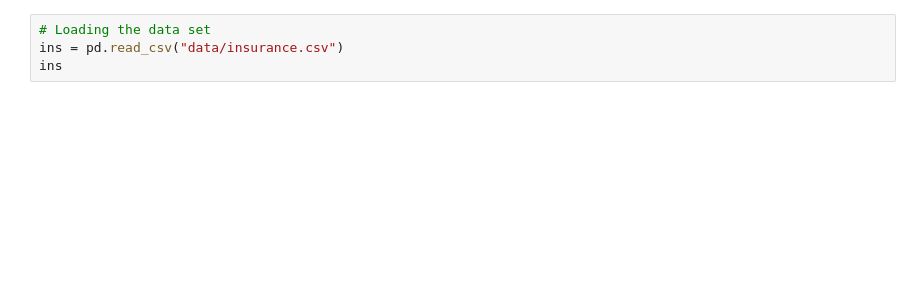
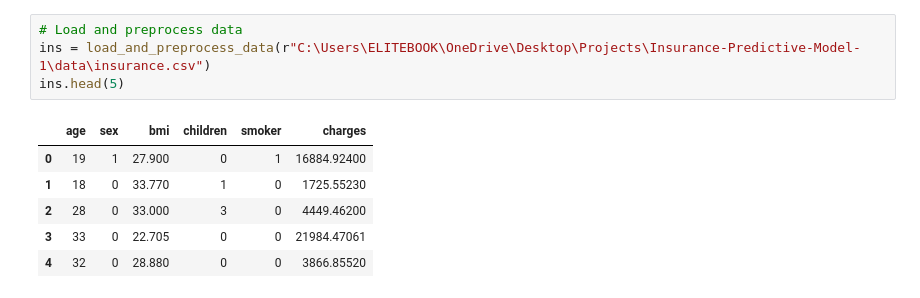
Before and after one commit to ademicho123/Insurance-Predictive-Model, a Jupyter notebook: notebooks/insurance _ regression.ipynb, the cells around one changed output. Cells and saved outputs as stored; diff of their text form; blank space fills up the shorter version.

```diff
--- a/notebooks/insurance _ regression.ipynb
+++ b/notebooks/insurance _ regression.ipynb
@@ -10,5 +28,12 @@ import pickle
 # %%
-# Loading the data set
-ins = pd.read_csv("data/insurance.csv")
-ins
+# Load and preprocess data
+ins = load_and_preprocess_data(r"C:\Users\ELITEBOOK\OneDrive\Desktop\Projects\Insurance-Predictive-Model-1\data\insurance.csv")
+ins.head(5)
+# %% [output]
+|  | age | sex | bmi | children | smoker | charges |
+| 0 | 19 | 1 | 27.900 | 0 | 1 | 16884.92400 |
+| 1 | 18 | 0 | 33.770 | 1 | 0 | 1725.55230 |
+| 2 | 28 | 0 | 33.000 | 3 | 0 | 4449.46200 |
+| 3 | 33 | 0 | 22.705 | 0 | 0 | 21984.47061 |
+| 4 | 32 | 0 | 28.880 | 0 | 0 | 3866.85520 |
 # %%
```
Also changed, not shown: parts of 11 cells of this notebook, 3 other files.
